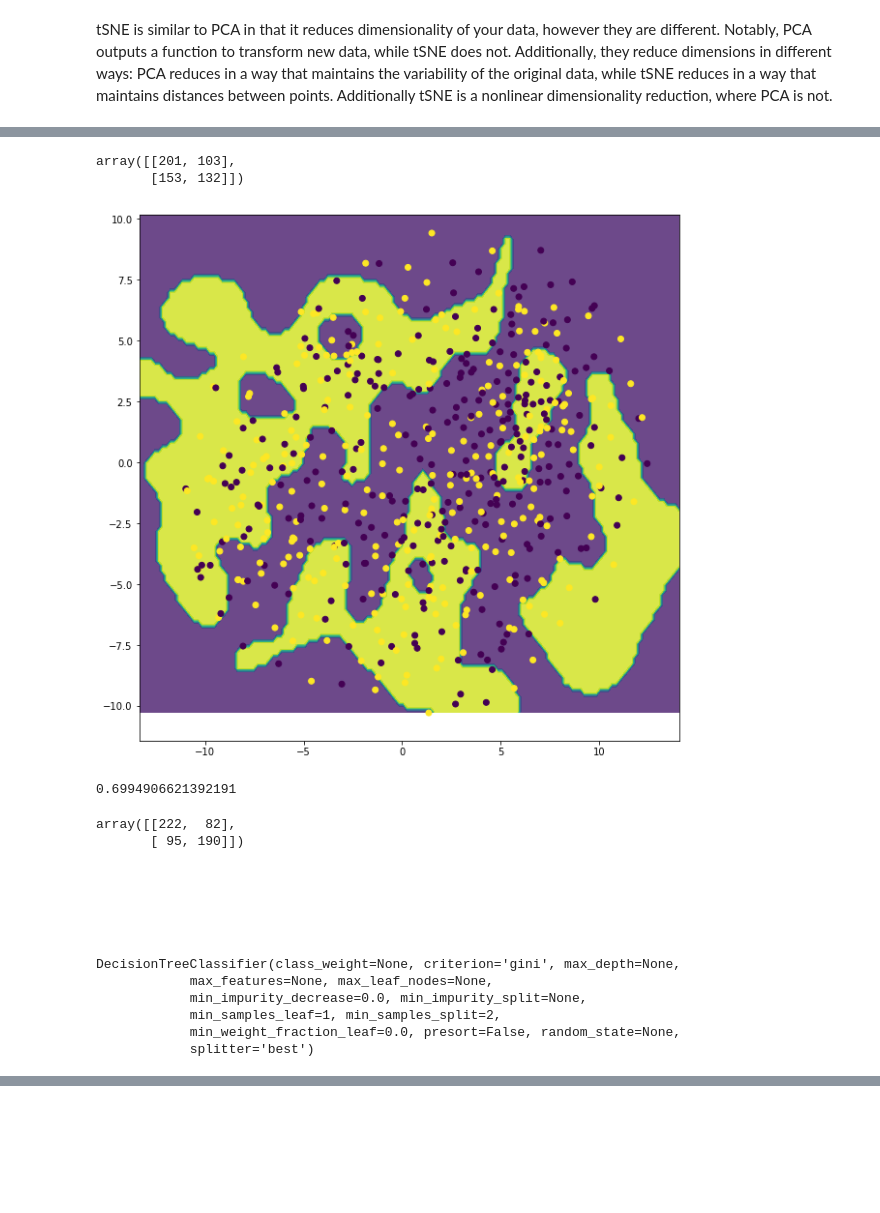
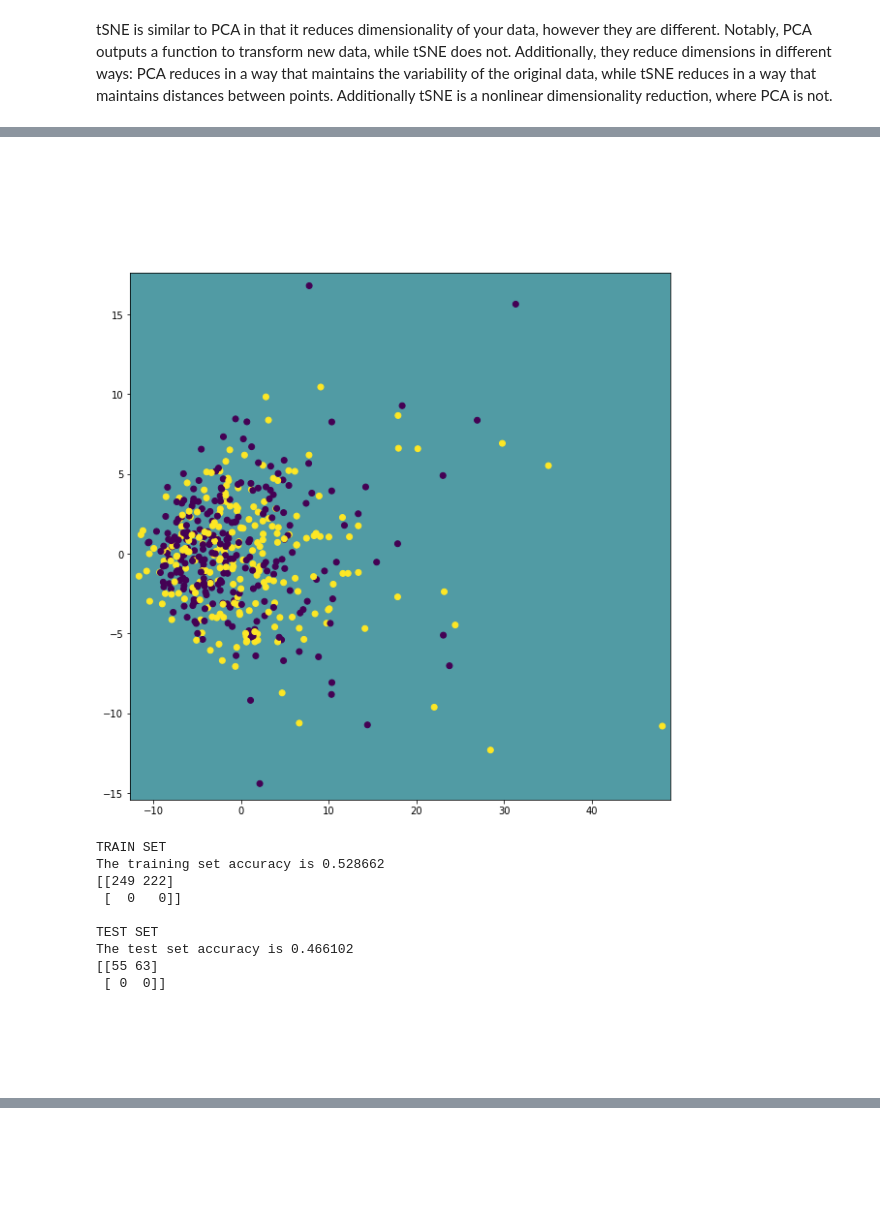
Before and after one commit to jdiaz4302/ML_Workshop_Series, a Jupyter notebook: L02-SVM-RandomForests-PyTorchLogReg.ipynb, the cells around one changed output, grey strips where cells are left out. Cells and saved outputs as stored; diff of their text form; code cells hidden in the pictures.

```diff
--- a/L02-SVM-RandomForests-PyTorchLogReg.ipynb
+++ b/L02-SVM-RandomForests-PyTorchLogReg.ipynb
@@ -49,0 +44,14 @@ bag_of_words = word_counter.fit_transform(essays)
+# %%
+# Converting the Panda's formal dataframe column into a standard vector of strings
+train_essays = train_df['essay'].values
+test_essays = test_df['essay'].values
+
+# Creating a CountVectorizer object
+word_counter = CountVectorizer()
+
+# Fitting this word-counter on our train essays
+word_counter.fit(train_essays)
+
+# Transforming the train and test set essays into the word count form
+test_word_counts = word_counter.transform(test_essays)
+train_word_counts = word_counter.transform(train_essays)
@@ -53,6 +63,2 @@ from sklearn.decomposition import PCA
 # %% [markdown]
 tSNE is similar to PCA in that it reduces dimensionality of your data, however they are different. Notably, PCA outputs a function to transform new data, while tSNE does not. Additionally, they reduce dimensions in different ways: PCA reduces in a way that maintains the variability of the original data, while tSNE reduces in a way that maintains distances between points. Additionally tSNE is a nonlinear dimensionality reduction, where PCA is not.
-# %%
-dim_reduction = TSNE()
-tSNE_transformed = dim_reduction.fit_transform(X = bag_of_words.toarray())
-tSNE_transformed.shape
@@ -75,14 +68,0 @@ SVC(C=1.0, cache_size=200, class_weight=None, coef0=0.0,
-# %%
-h = 0.2
-x_min, x_max = tSNE_transformed[:,0].min() - 1, tSNE_transformed[:, 0].max() + 1
-y_min, y_max = tSNE_transformed[:,1].min() - 1, tSNE_transformed[:, 1].max() + 1
-xx, yy = np.meshgrid(
-    np.arange(x_min, x_max, h),
-    np.arange(y_min, y_max, h))
-
-# create decision boundary plot
-Z = svm_model.predict(np.c_[xx.ravel(), yy.ravel()])
-Z = Z.reshape(xx.shape)
-plt.contourf(xx,yy,Z,cmap=plt.cm.viridis, alpha=0.8)
-plt.scatter(tSNE_transformed[:,0],tSNE_transformed[:,1],c=Ys, cmap = plt.cm.viridis)
-plt.show()
@@ -104 +69,4 @@ array([[204, 100],
+# %%
+test_Y = test_df['big_donator'].values
+train_Y = train_df['big_donator'].values
 # %%
@@ -144,21 +127,17 @@ accuracy_score(Ys, predicted_Ys)
-# %%
-confusion_matrix(Ys, predicted_Ys)
-# %% [output]
-array([[201, 103],
-       [153, 132]])
-# %%
-rbf_tSNE_SVM, tSNE_data = train_SVM(bag_of_words.todense(), 'tSNE', 'rbf', 2)
-# %% [output]
-[figure, removed]
-# %%
-predicted_Ys = rbf_tSNE_SVM.predict(tSNE_data)
-accuracy_score(Ys, predicted_Ys)
-# %% [output]
-0.6994906621392191
-# %%
-confusion_matrix(Ys, predicted_Ys)
-# %% [output]
-array([[222,  82],
-       [ 95, 190]])
+# %% [markdown]
+<br><br><br><br>
+# %%
+svm = train_model('svm', 2)
+# %% [output]
+[figure, added]
+TRAIN SET
+The training set accuracy is 0.528662
+[[249 222]
+ [  0   0]]
+
+TEST SET
+The test set accuracy is 0.466102
+[[55 63]
+ [ 0  0]]
 # %% [markdown]
 <br><br><br>
@@ -169,9 +143,0 @@ dec_tree = tree.DecisionTreeClassifier()
-# %%
-dec_tree.fit(X=tSNE_data, y=Ys)
-# %% [output]
-DecisionTreeClassifier(class_weight=None, criterion='gini', max_depth=None,
-            max_features=None, max_leaf_nodes=None,
-            min_impurity_decrease=0.0, min_impurity_split=None,
-            min_samples_leaf=1, min_samples_split=2,
-            min_weight_fraction_leaf=0.0, presort=False, random_state=None,
-            splitter='best')
```
Also changed, not shown: parts of 35 cells of this notebook.
